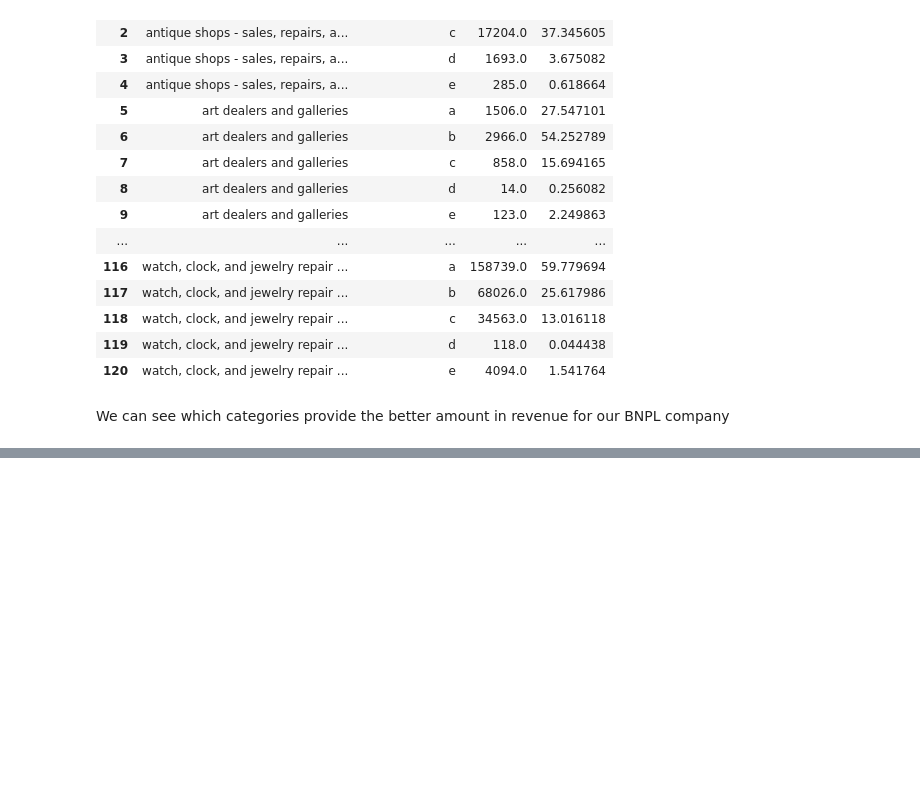
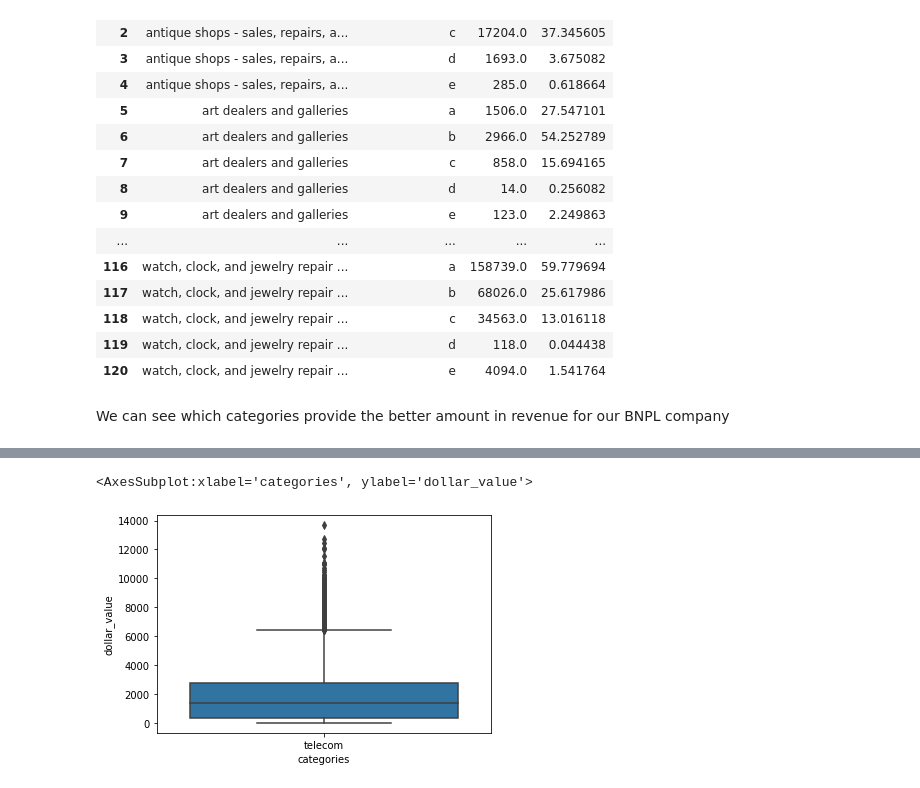
Before and after one commit to MAST30034-Applied-Data-Science/generic-buy-now-pay-later-project-group-11, a Jupyter notebook: notebooks/product_categories_analysis.ipynb, the cells around one changed output, grey strips where cells are left out. Saved outputs shown, nothing was run; the diff lists cells and outputs as text; code cells hidden in the pictures; blank space fills up the shorter version.

```diff
--- a/notebooks/product_categories_analysis.ipynb
+++ b/notebooks/product_categories_analysis.ipynb
@@ -233,3 +248,6 @@ category_take_rates.groupby(["categories", "revenue_level"]).size().agg(
 | 120 | watch, clock, and jewelry repair ... | e | 4094.0 | 1.541764 |
 # %% [markdown]
 We can see which categories provide the better amount in revenue for our BNPL company
+# %%
+category_prices = consumer_merchants.select(["categories", "dollar_value"]).toPandas()
+category_prices = category_prices[category_prices["dollar_value"] >= 35]
@@ -235,0 +276,6 @@ We can see which categories provide the better amount in revenue for our BNPL co
+# %%
+sns.boxplot(category_prices[category_prices["categories"] == "telecom"].loc[:,"categories"], \
+    category_prices[category_prices["categories"] == "telecom"].loc[:,"dollar_value"])
+# %% [output]
+<AxesSubplot:xlabel='categories', ylabel='dollar_value'>
+[figure, added]
```
Also changed, not shown: parts of 11 cells of this notebook.
